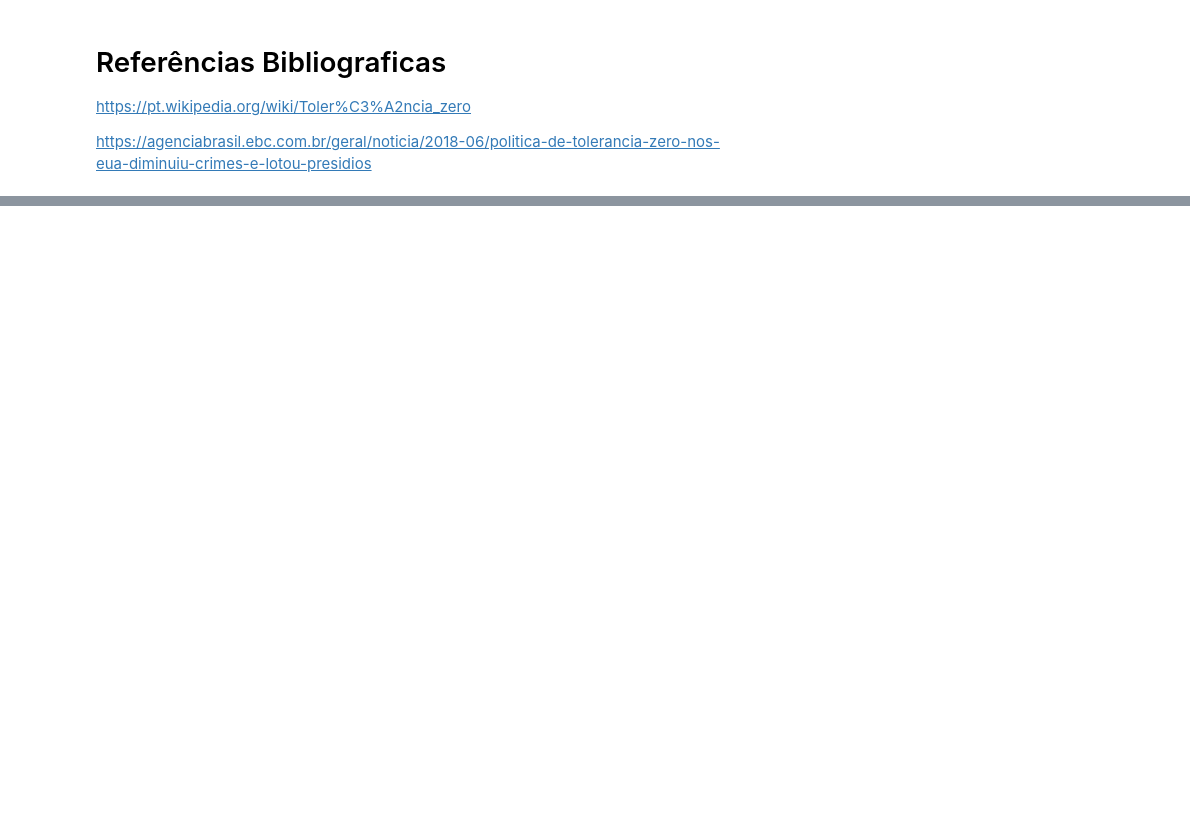
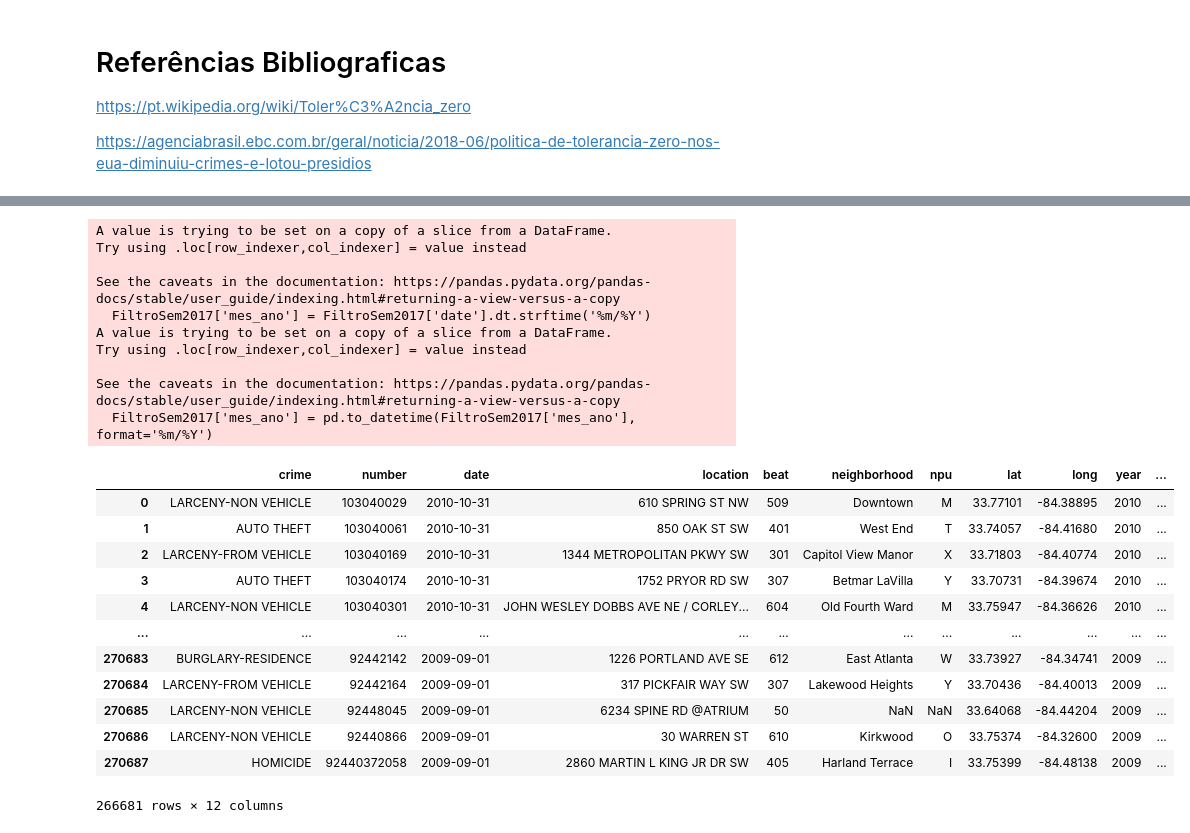
Before and after one commit to phrc19/Projeto-Integrador-III, a Jupyter notebook: C2_projeto_integrador_III.ipynb, the cells around one changed output, grey strips where cells are left out. Cells and saved outputs as stored; diff of their text form; code cells hidden in the pictures; blank space fills up the shorter version.

```diff
--- a/C2_projeto_integrador_III.ipynb
+++ b/C2_projeto_integrador_III.ipynb
@@ -496,0 +514,28 @@ https://agenciabrasil.ebc.com.br/geral/noticia/2018-06/politica-de-tolerancia-ze
+# %%
+FiltroSem2017['mes_ano'] = FiltroSem2017['date'].dt.strftime('%m/%Y')
+FiltroSem2017['mes_ano'] = pd.to_datetime(FiltroSem2017['mes_ano'], format='%m/%Y')
+FiltroSem2017
+# %% [output]
+A value is trying to be set on a copy of a slice from a DataFrame.
+Try using .loc[row_indexer,col_indexer] = value instead
+
+See the caveats in the documentation: https://pandas.pydata.org/pandas-docs/stable/user_guide/indexing.html#returning-a-view-versus-a-copy
+  FiltroSem2017['mes_ano'] = FiltroSem2017['date'].dt.strftime('%m/%Y')
+A value is trying to be set on a copy of a slice from a DataFrame.
+Try using .loc[row_indexer,col_indexer] = value instead
+
+See the caveats in the documentation: https://pandas.pydata.org/pandas-docs/stable/user_guide/indexing.html#returning-a-view-versus-a-copy
+  FiltroSem2017['mes_ano'] = pd.to_datetime(FiltroSem2017['mes_ano'], format='%m/%Y')
+|  | crime | number | date | location | beat | neighborhood | npu | lat | long | year | ... |
+| 0 | LARCENY-NON VEHICLE | 103040029 | 2010-10-31 | 610 SPRING ST NW | 509 | Downtown | M | 33.77101 | -84.38895 | 2010 | ... |
+| 1 | AUTO THEFT | 103040061 | 2010-10-31 | 850 OAK ST SW | 401 | West End | T | 33.74057 | -84.41680 | 2010 | ... |
+| 2 | LARCENY-FROM VEHICLE | 103040169 | 2010-10-31 | 1344 METROPOLITAN PKWY SW | 301 | Capitol View Manor | X | 33.71803 | -84.40774 | 2010 | ... |
+| 3 | AUTO THEFT | 103040174 | 2010-10-31 | 1752 PRYOR RD SW | 307 | Betmar LaVilla | Y | 33.70731 | -84.39674 | 2010 | ... |
+| 4 | LARCENY-NON VEHICLE | 103040301 | 2010-10-31 | JOHN WESLEY DOBBS AVE NE / CORLEY... | 604 | Old Fourth Ward | M | 33.75947 | -84.36626 | 2010 | ... |
+| ... | ... | ... | ... | ... | ... | ... | ... | ... | ... | ... | ... |
+| 270683 | BURGLARY-RESIDENCE | 92442142 | 2009-09-01 | 1226 PORTLAND AVE SE | 612 | East Atlanta | W | 33.73927 | -84.34741 | 2009 | ... |
+| 270684 | LARCENY-FROM VEHICLE | 92442164 | 2009-09-01 | 317 PICKFAIR WAY SW | 307 | Lakewood Heights | Y | 33.70436 | -84.40013 | 2009 | ... |
+| 270685 | LARCENY-NON VEHICLE | 92448045 | 2009-09-01 | 6234 SPINE RD @ATRIUM | 50 | NaN | NaN | 33.64068 | -84.44204 | 2009 | ... |
+| 270686 | LARCENY-NON VEHICLE | 92440866 | 2009-09-01 | 30 WARREN ST | 610 | Kirkwood | O | 33.75374 | -84.32600 | 2009 | ... |
+| 270687 | HOMICIDE | 92440372058 | 2009-09-01 | 2860 MARTIN L KING JR DR SW | 405 | Harland Terrace | I | 33.75399 | -84.48138 | 2009 | ... |
+266681 rows × 12 columns
```
Also changed, not shown: parts of 12 cells of this notebook, 1 other file.
